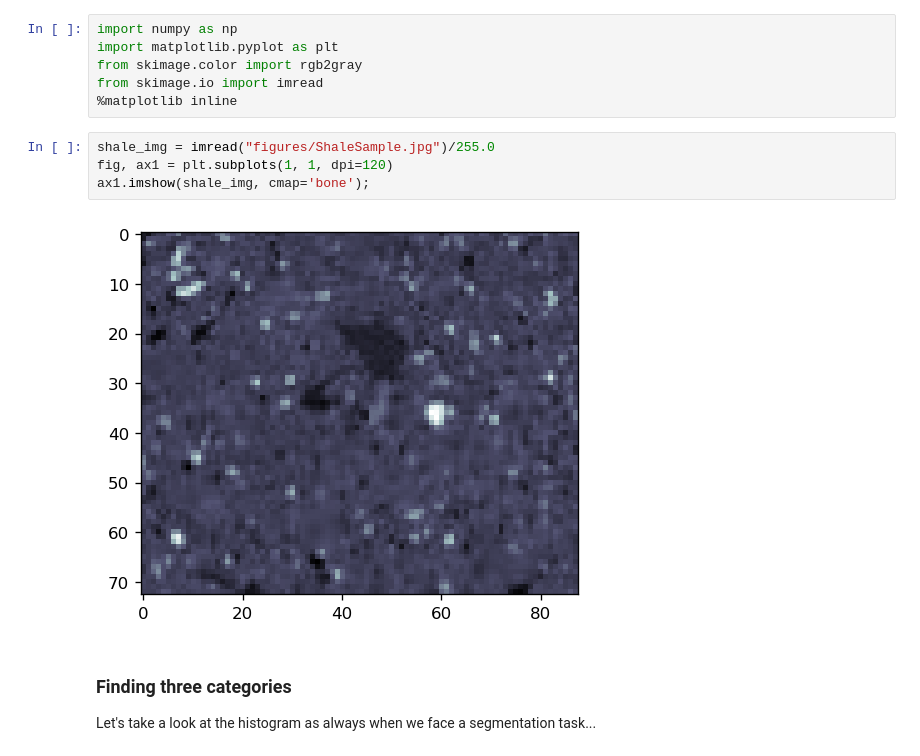
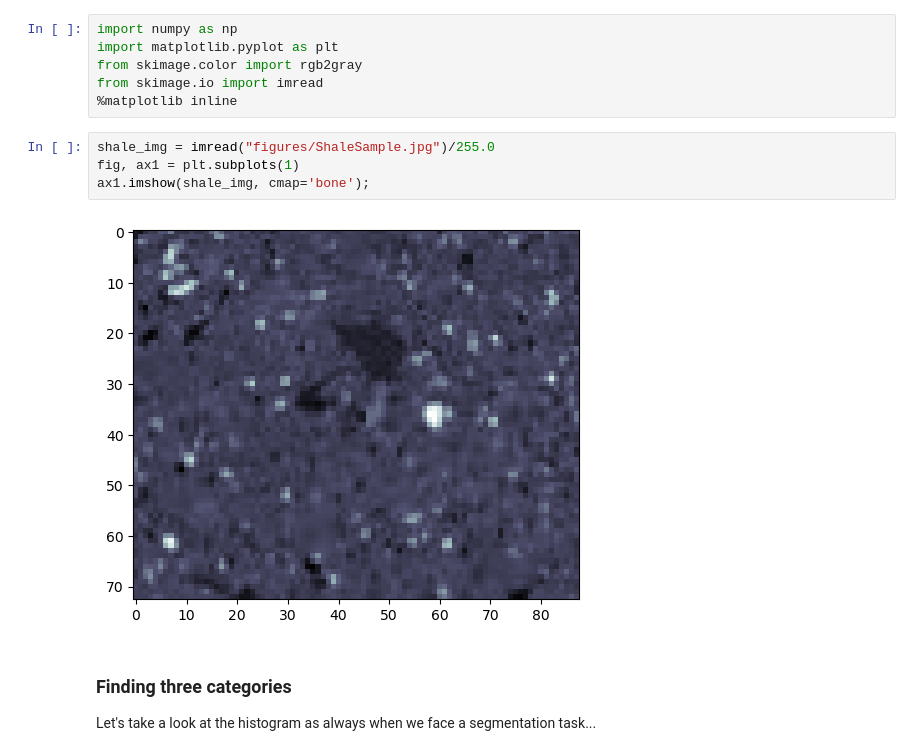
Before and after one commit to ImagingLectures/Quantitative-Big-Imaging-2024, a Jupyter notebook: Lectures/Lecture-04/04-BasicSegmentation_Part2.ipynb, the cells around one changed output. Drawn from its saved outputs; the diff is of its cells as text.

```diff
--- a/Lectures/Lecture-04/04-BasicSegmentation_Part2.ipynb
+++ b/Lectures/Lecture-04/04-BasicSegmentation_Part2.ipynb
@@ -345,10 +347,10 @@ from skimage.io import imread
 %matplotlib inline
 # %%
 shale_img = imread("figures/ShaleSample.jpg")/255.0
-fig, ax1 = plt.subplots(1, 1, dpi=120)
+fig, ax1 = plt.subplots(1)
 ax1.imshow(shale_img, cmap='bone');
 # %% [output]
-[figure, old version]
+[figure, new version]
 # %% [markdown]
 ### Finding three categories
 Let's take a look at the histogram as always when we face a segmentation task...
```
Also changed, not shown: parts of 12 cells of this notebook.
